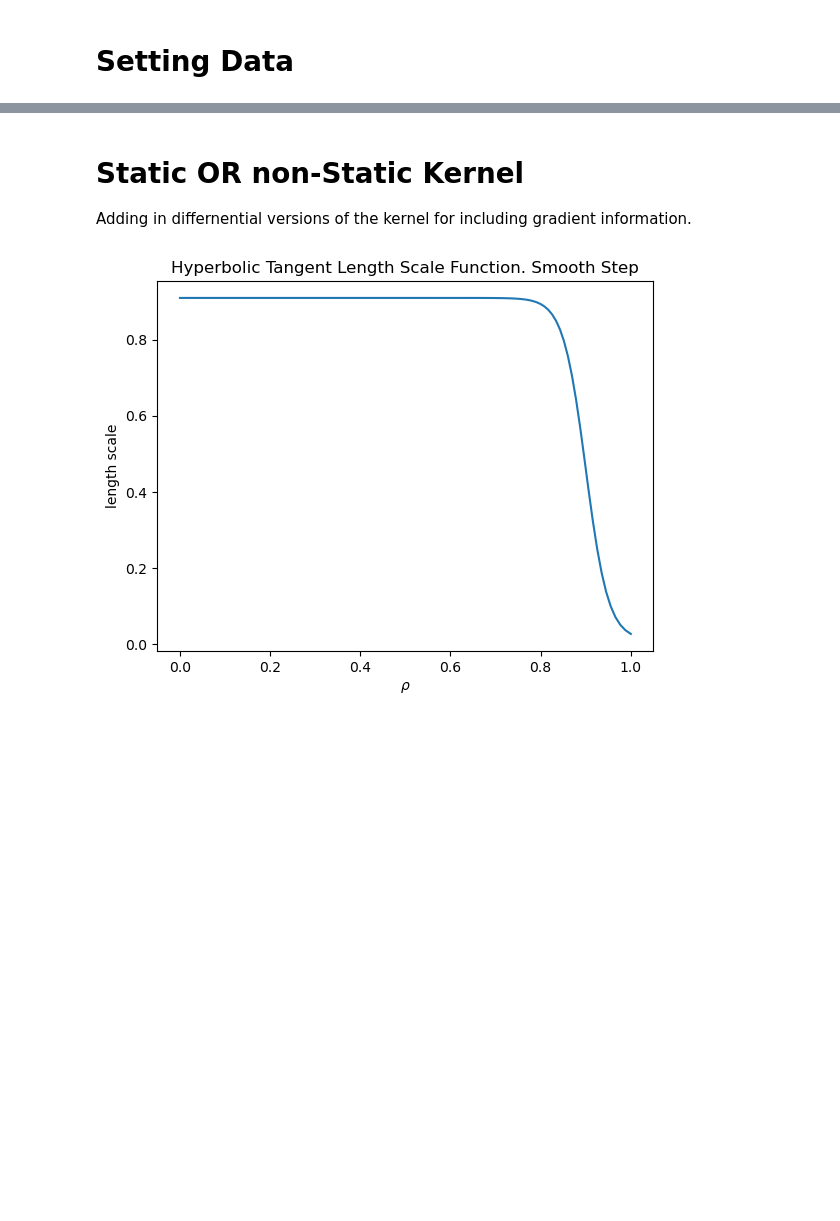
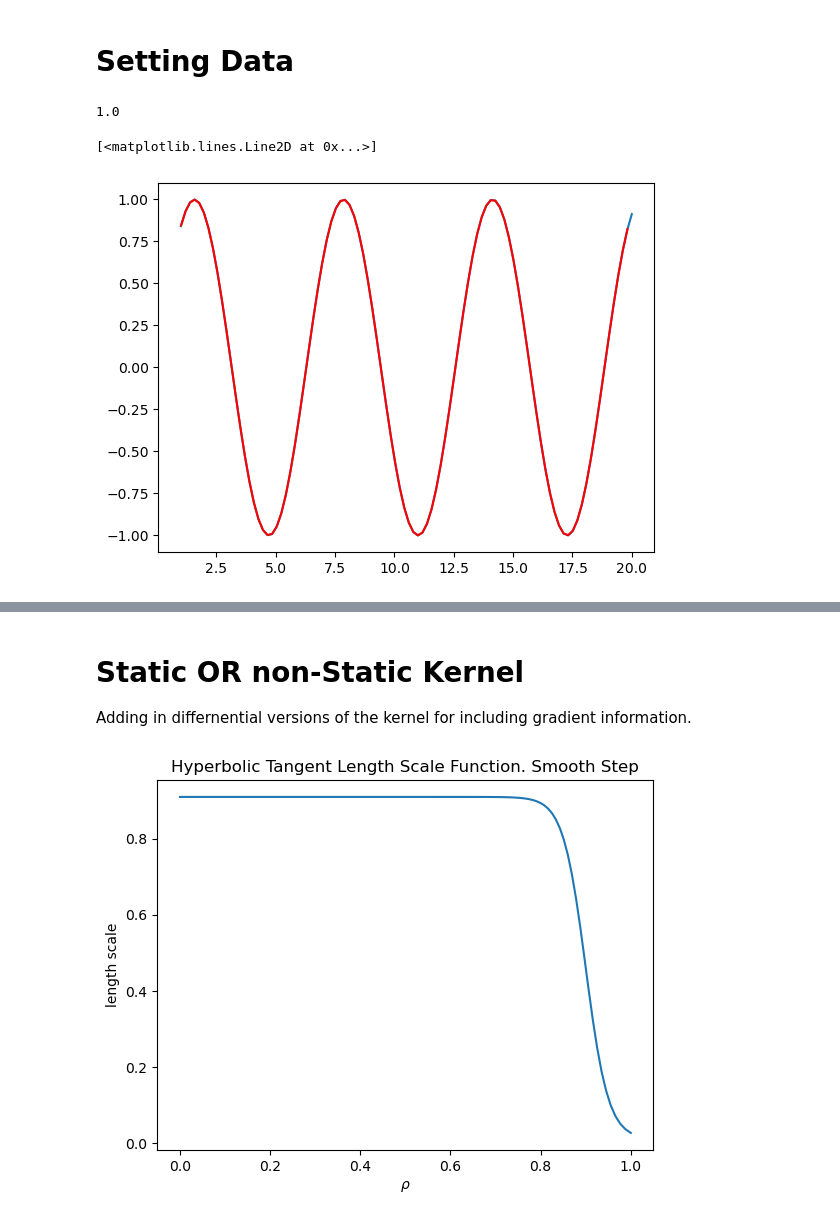
Before and after one commit to DanHarJor/Improving-Electron-Density-Profile-Inference-within-a-Tokamak-using-Bayesian-Techniques, a Jupyter notebook: RealEquillibriumInterferometry/SyntheticDataInterferometry.ipynb, the cells around one changed output, grey strips where cells are left out. Saved outputs shown, nothing was run; the diff lists cells and outputs as text; code cells hidden in the pictures; blank space fills up the shorter version.

```diff
--- a/RealEquillibriumInterferometry/SyntheticDataInterferometry.ipynb
+++ b/RealEquillibriumInterferometry/SyntheticDataInterferometry.ipynb
@@ -108,3 +108,74 @@ rho_1d = dens_prof.rho_tor_norm_1d
 lid_d = lid_data
 # Real Data for each channel from west
 # lid_d = interf.lid.compressed()
+# %%
+x = torch.linspace(1,20,100)
+y = torch.sin(x)
+plt.plot(x,y)
+def TorchInterpolate(x,y,mode='nearest_left'):
+        def Nearest(x_new):
+            NEW_X, X = torch.meshgrid(x_new, x)
+            DIFF = NEW_X - X
+            nearest_index = torch.argmin(torch.abs(DIFF),dim=1)
+            return y[nearest_index]
+
+        def NearestLeft(x_new):
+            NEW_X, X = torch.meshgrid(x_new, x)
+            DIFF = NEW_X - X
+            DIFF[DIFF<0] = float('inf')
+            nearest_left_index = torch.argmin(torch.abs(DIFF),dim=1)
+            return y[nearest_left_index]
+
+        def NearestRight(x_new):
+            NEW_X, X = torch.meshgrid(x_new, x)
+            DIFF = NEW_X - X
+            DIFF[DIFF>0] = float('inf')
+            nearest_right_index = torch.argmin(torch.abs(DIFF),dim=1)
+            return y[nearest_right_index]
+        def Linear(x_new):
+            bound_right = float(torch.max(x))
+            bound_left = float(torch.min(x))
+            print(float(bound_left))
+            x_new_cut = x_new[(x_new < bound_right) * (x_new > bound_left)]
+            num_cut = len(x_new) - len(x_new_cut)
+            if num_cut>0:
+                raise IndexError('There are',num_cut,'new x values that are out of bounds',
+                                'Please get more data or reduce the region of data to interpolate')
+
+
+            NEW_X, X = torch.meshgrid(x_new_cut, x)
+            DIFF_L = NEW_X - X
+            DIFF_R = NEW_X - X
+            DIFF_L[DIFF_L<0] = float('inf')
+            DIFF_R[DIFF_R>0] = float('inf')
+            nearest_right_index = torch.argmin(torch.abs(DIFF_R),dim=1)
+            nearest_left_index = torch.argmin(torch.abs(DIFF_L),dim=1)
+            x_left = x[nearest_left_index]
+            x_right = x[nearest_right_index]
+            y_left = y[nearest_left_index]
+            y_right = y[nearest_right_index]
+            #using the fact that the fractional change in x is the same for y if linear
+            x_frac = (x_new_cut - x_left) / (x_right - x_left)
+            y_new = y_left + (y_right - y_left)*x_frac
+            return y_new
+
+        if mode == 'nearest_right':
+            return NearestRight
+        elif mode == 'nearest_left':
+            return NearestLeft
+        elif mode == 'nearest':
+            return Nearest
+        elif mode == 'linear':
+            return Linear
+        else: print('Mode Error')
+
+interp = TorchInterpolate(x,y, mode='linear')
+
+x_new = x+0.01
+y_new = interp(x_new[:-1])
+
+plt.plot(x_new[:-1], y_new, 'r')
+# %% [output]
+1.0
+[<matplotlib.lines.Line2D at 0x...>]
+[figure, added]
```
Also changed, not shown: parts of 12 cells of this notebook.
